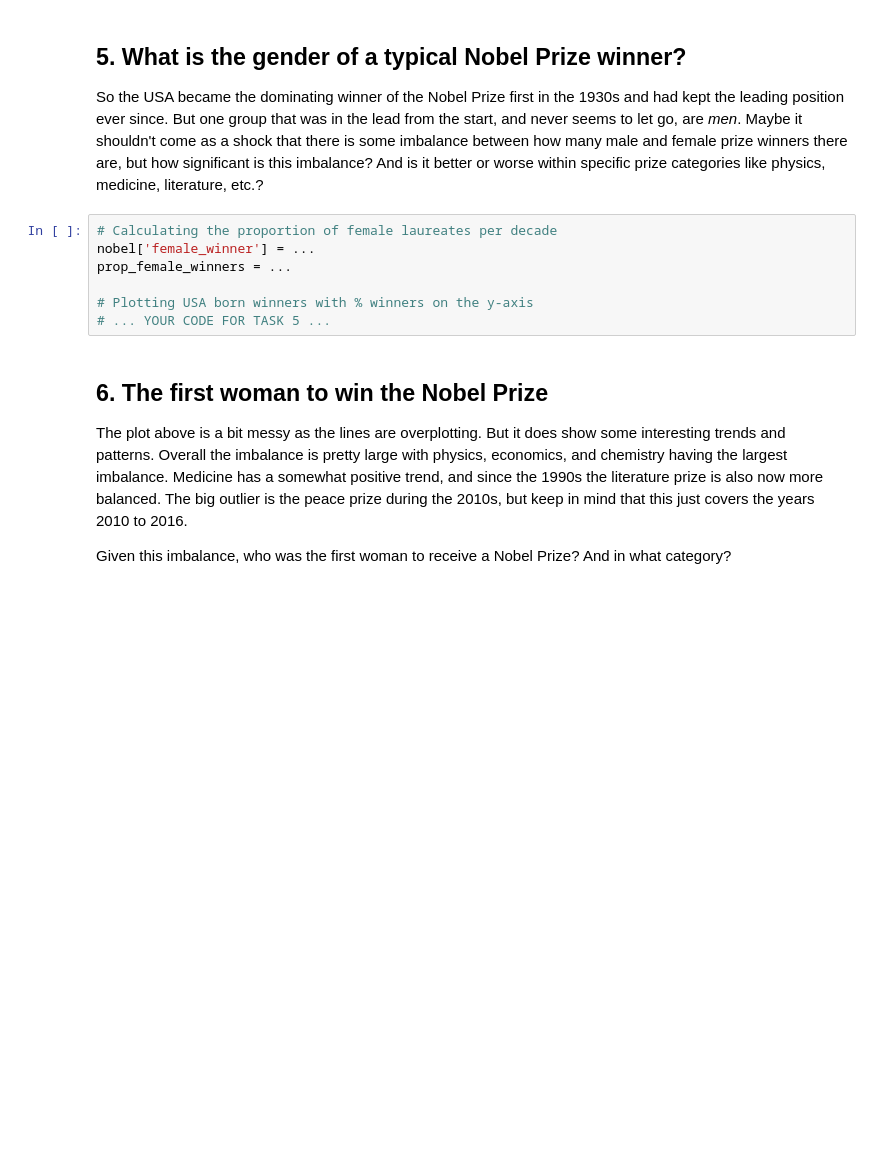
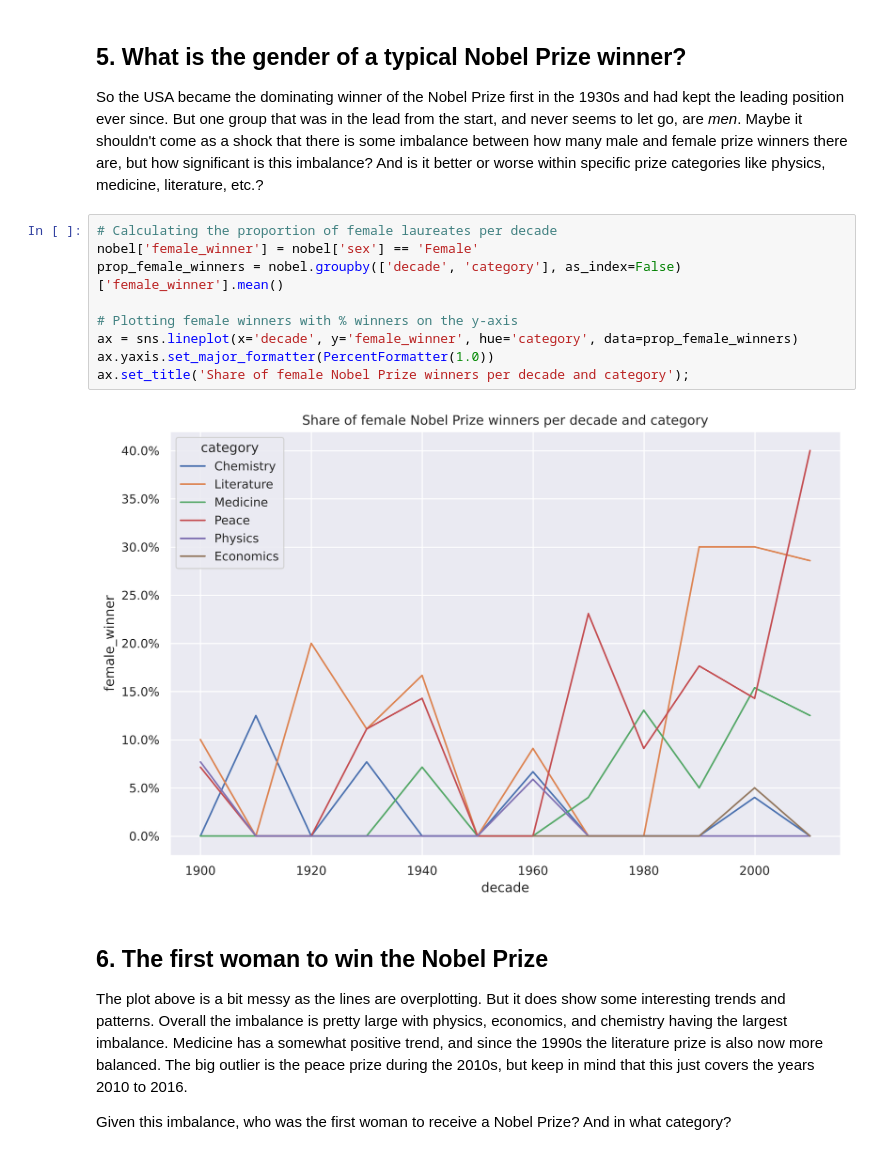
Before and after one commit to razanmdr/Data-Analyst, a Jupyter notebook: A-Visual-History-of-Nobel-Prize-Winners/notebook.ipynb, the cells around one changed output. Cells and saved outputs as stored; diff of their text form; blank space fills up the shorter version.

```diff
--- a/A-Visual-History-of-Nobel-Prize-Winners/notebook.ipynb
+++ b/A-Visual-History-of-Nobel-Prize-Winners/notebook.ipynb
@@ -58,11 +103,15 @@ from matplotlib.ticker import PercentFormatter
 <p>So the USA became the dominating winner of the Nobel Prize first in the 1930s and had kept the leading position ever since. But one group that was in the lead from the start, and never seems to let go, are <em>men</em>. Maybe it shouldn't come as a shock that there is some imbalance between how many male and female prize winners there are, but how significant is this imbalance? And is it better or worse within specific prize categories like physics, medicine, literature, etc.?</p>
 # %%
 # Calculating the proportion of female laureates per decade
-nobel['female_winner'] = ...
-prop_female_winners = ...
+nobel['female_winner'] = nobel['sex'] == 'Female'
+prop_female_winners = nobel.groupby(['decade', 'category'], as_index=False)['female_winner'].mean()
 
-# Plotting USA born winners with % winners on the y-axis
-# ... YOUR CODE FOR TASK 5 ...
+# Plotting female winners with % winners on the y-axis
+ax = sns.lineplot(x='decade', y='female_winner', hue='category', data=prop_female_winners)
+ax.yaxis.set_major_formatter(PercentFormatter(1.0))
+ax.set_title('Share of female Nobel Prize winners per decade and category');
+# %% [output]
+[figure, added]
 # %% [markdown]
 ## 6. The first woman to win the Nobel Prize
 <p>The plot above is a bit messy as the lines are overplotting. But it does show some interesting trends and patterns. Overall the imbalance is pretty large with physics, economics, and chemistry having the largest imbalance. Medicine has a somewhat positive trend, and since the 1990s the literature prize is also now more balanced. The big outlier is the peace prize during the 2010s, but keep in mind that this just covers the years 2010 to 2016.</p>
```
Also changed, not shown: parts of 10 cells of this notebook, 16 other files.
